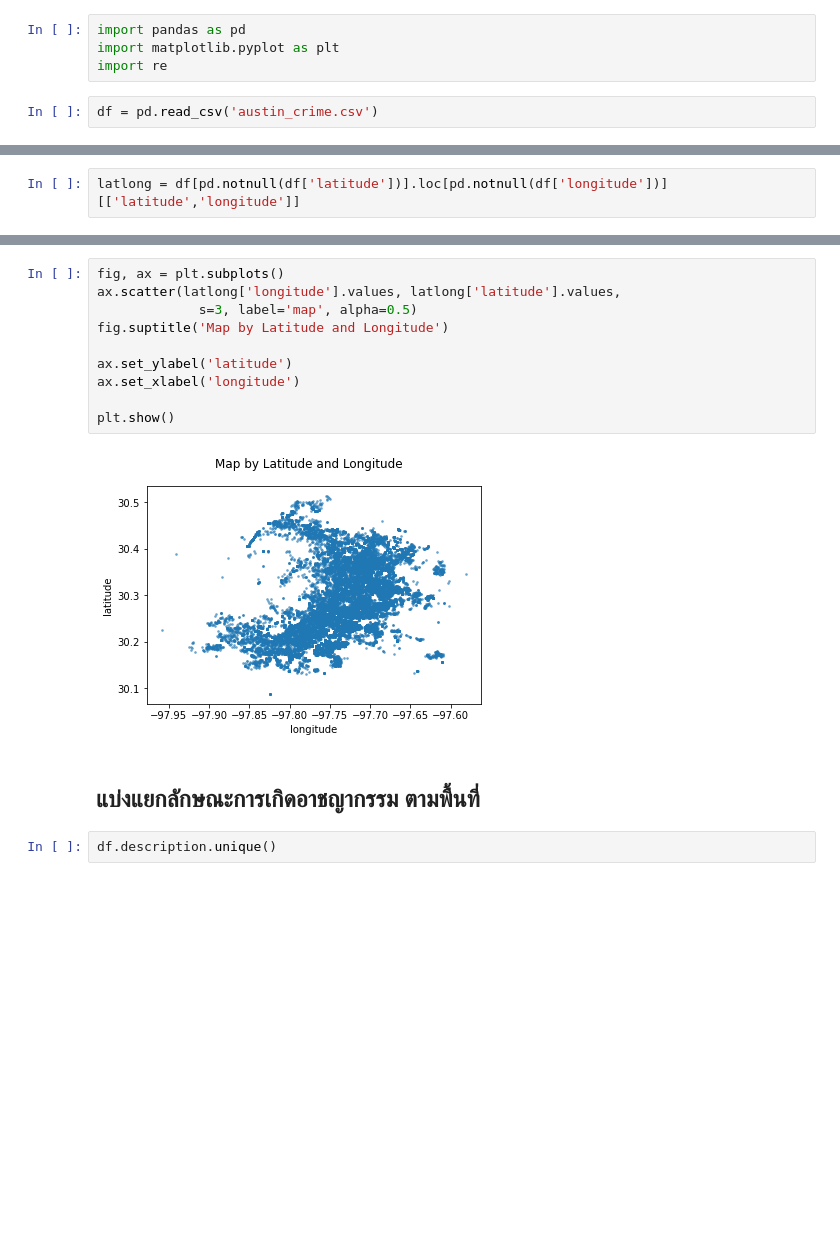
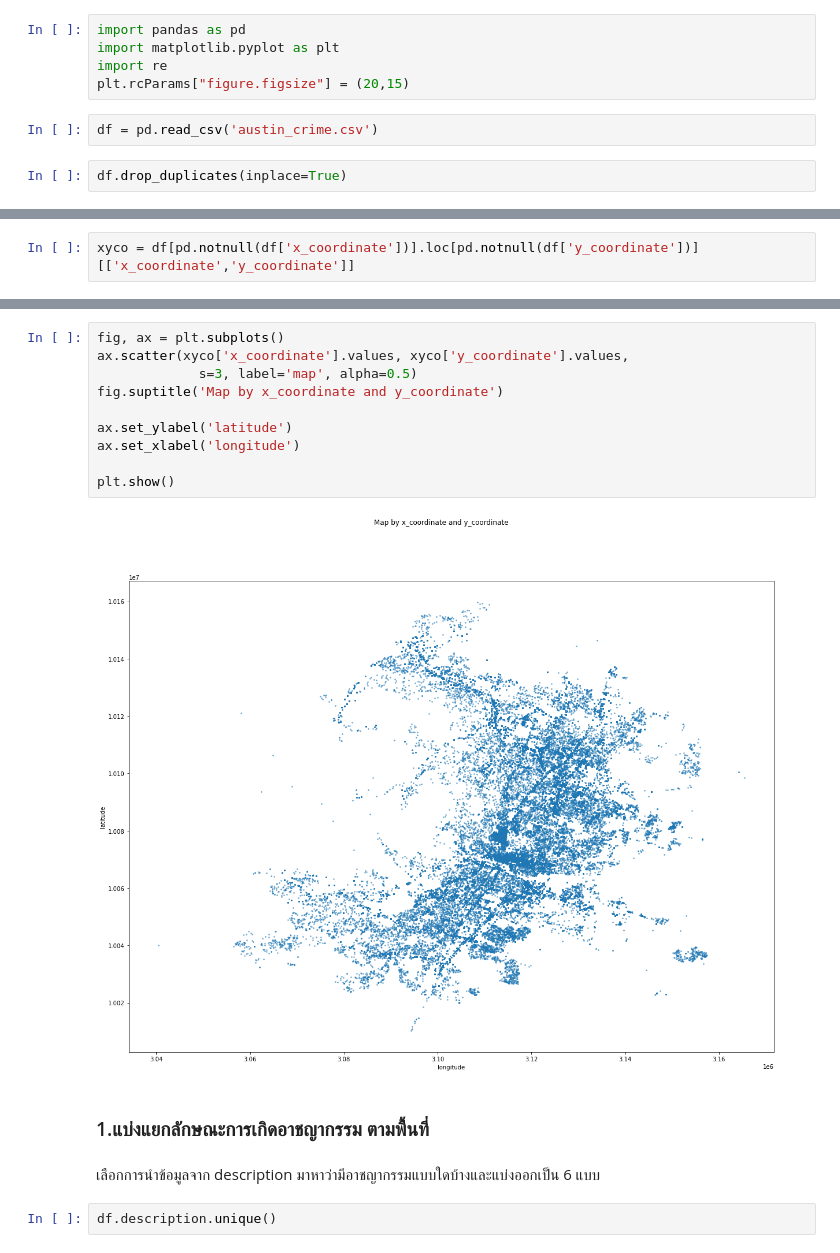
Before and after one commit to TR1234567/6420422012_MiniProject, a Jupyter notebook: MiniProject_6420422012.ipynb, the cells around one changed output, grey strips where cells are left out. Cells and saved outputs as stored; diff of their text form; blank space fills up the shorter version.

```diff
--- a/MiniProject_6420422012.ipynb
+++ b/MiniProject_6420422012.ipynb
@@ -2,8 +4,11 @@
 import pandas as pd
 import matplotlib.pyplot as plt
 import re
+plt.rcParams["figure.figsize"] = (20,15)
 # %%
 df = pd.read_csv('austin_crime.csv')
+# %%
+df.drop_duplicates(inplace=True)
 # %%
 df
 # %% [output]
@@ -47,2 +76,2 @@ memory usage: 21.9+ MB
 # %%
-latlong = df[pd.notnull(df['latitude'])].loc[pd.notnull(df['longitude'])][['latitude','longitude']]
+xyco = df[pd.notnull(df['x_coordinate'])].loc[pd.notnull(df['y_coordinate'])][['x_coordinate','y_coordinate']]
@@ -65,17 +94,19 @@ latlong
 # %%
 fig, ax = plt.subplots()
-ax.scatter(latlong['longitude'].values, latlong['latitude'].values,
+ax.scatter(xyco['x_coordinate'].values, xyco['y_coordinate'].values,
              s=3, label='map', alpha=0.5)
-fig.suptitle('Map by Latitude and Longitude')
+fig.suptitle('Map by x_coordinate and y_coordinate')
 
 ax.set_ylabel('latitude')
 ax.set_xlabel('longitude')
 
 plt.show()
 # %% [output]
-[figure, old version]
+[figure, new version]
 # %% [markdown]
-## แบ่งแยกลักษณะการเกิดอาชญากรรม ตามพื้นที่
+### 1.แบ่งแยกลักษณะการเกิดอาชญากรรม ตามพื้นที่
+# %% [markdown]
+เลือกการนำข้อมูลจาก description มาหาว่ามีอาชญากรรมแบบใดบ้างและแบ่งออกเป็น 6 แบบ
 # %%
 df.description.unique()
 # %% [output]
```
Also changed, not shown: parts of 59 cells of this notebook.
